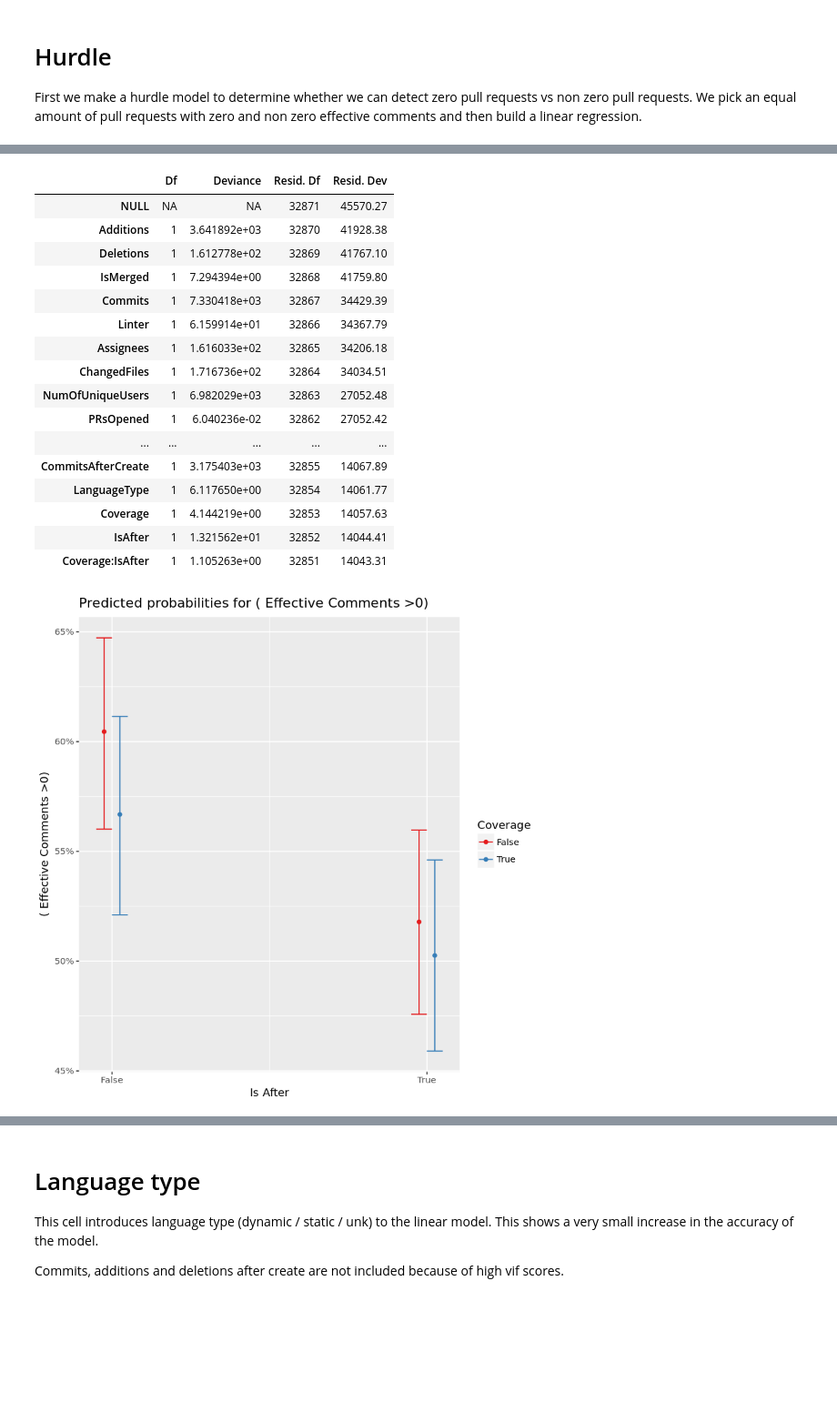
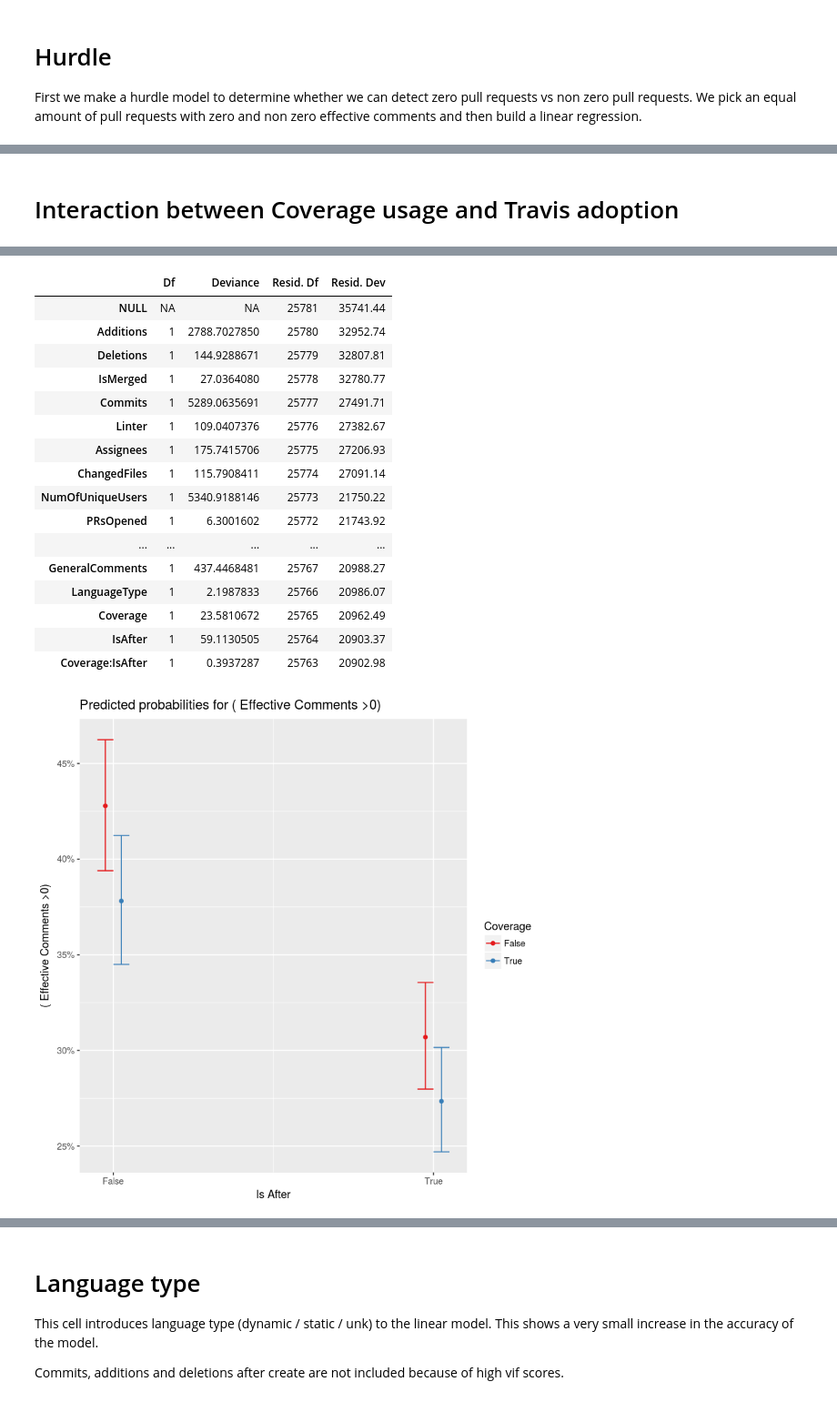
Before and after one commit to TheDutchDevil/code_reviews, a Jupyter notebook: analysis/effective_comments_models.ipynb, the cells around one changed output, grey strips where cells are left out. Shown: that part at 91% size. Drawn from its saved outputs; the diff is of its cells as text; code cells hidden in the pictures; blank space fills up the shorter version.

```diff
--- a/analysis/effective_comments_models.ipynb
+++ b/analysis/effective_comments_models.ipynb
@@ -287,3 +295,5 @@ PrOpenedDaysAfterProjectStart                  FromOutsider
+# %% [markdown]
+# Interaction between Coverage usage and Travis adoption
 # %%
 hurdleModelInteractionCoverage = glm((EffectiveComments > 0) ~
             Additions +
@@ -299,12 +309,7 @@ hurdleModelInteractionCoverage = glm((EffectiveComments > 0) ~
             NewContributor +
             PrOpenedDaysAfterProjectStart +
             FromOutsider +
-            #TotalReviewComments +
-            TotalReviewCommentThreads +
             GeneralComments +
-            CommitsAfterCreate +
-            #AdditionsAfterCreate +
-            #DeletionsAfterCreate +
             LanguageType +
                                          Coverage*
             IsAfter ,
@@ -359,18 +362,18 @@ Number of Fisher Scoring iterations: 7
 |  | Df | Deviance | Resid. Df | Resid. Dev |
-| NULL | NA | NA | 32871 | 45570.27 |
-| Additions | 1 | 3.641892e+03 | 32870 | 41928.38 |
-| Deletions | 1 | 1.612778e+02 | 32869 | 41767.10 |
-| IsMerged | 1 | 7.294394e+00 | 32868 | 41759.80 |
-| Commits | 1 | 7.330418e+03 | 32867 | 34429.39 |
-| Linter | 1 | 6.159914e+01 | 32866 | 34367.79 |
-| Assignees | 1 | 1.616033e+02 | 32865 | 34206.18 |
-| ChangedFiles | 1 | 1.716736e+02 | 32864 | 34034.51 |
-| NumOfUniqueUsers | 1 | 6.982029e+03 | 32863 | 27052.48 |
-| PRsOpened | 1 | 6.040236e-02 | 32862 | 27052.42 |
+| NULL | NA | NA | 25781 | 35741.44 |
+| Additions | 1 | 2788.7027850 | 25780 | 32952.74 |
+| Deletions | 1 | 144.9288671 | 25779 | 32807.81 |
+| IsMerged | 1 | 27.0364080 | 25778 | 32780.77 |
+| Commits | 1 | 5289.0635691 | 25777 | 27491.71 |
+| Linter | 1 | 109.0407376 | 25776 | 27382.67 |
+| Assignees | 1 | 175.7415706 | 25775 | 27206.93 |
+| ChangedFiles | 1 | 115.7908411 | 25774 | 27091.14 |
+| NumOfUniqueUsers | 1 | 5340.9188146 | 25773 | 21750.22 |
+| PRsOpened | 1 | 6.3001602 | 25772 | 21743.92 |
 | ... | ... | ... | ... | ... |
-| CommitsAfterCreate | 1 | 3.175403e+03 | 32855 | 14067.89 |
-| LanguageType | 1 | 6.117650e+00 | 32854 | 14061.77 |
-| Coverage | 1 | 4.144219e+00 | 32853 | 14057.63 |
-| IsAfter | 1 | 1.321562e+01 | 32852 | 14044.41 |
-| Coverage:IsAfter | 1 | 1.105263e+00 | 32851 | 14043.31 |
+| GeneralComments | 1 | 437.4468481 | 25767 | 20988.27 |
+| LanguageType | 1 | 2.1987833 | 25766 | 20986.07 |
+| Coverage | 1 | 23.5810672 | 25765 | 20962.49 |
+| IsAfter | 1 | 59.1130505 | 25764 | 20903.37 |
+| Coverage:IsAfter | 1 | 0.3937287 | 25763 | 20902.98 |
-[figure, old version]
+[figure, new version]
```
Also changed, not shown: parts of 28 cells of this notebook, 10 other files.
